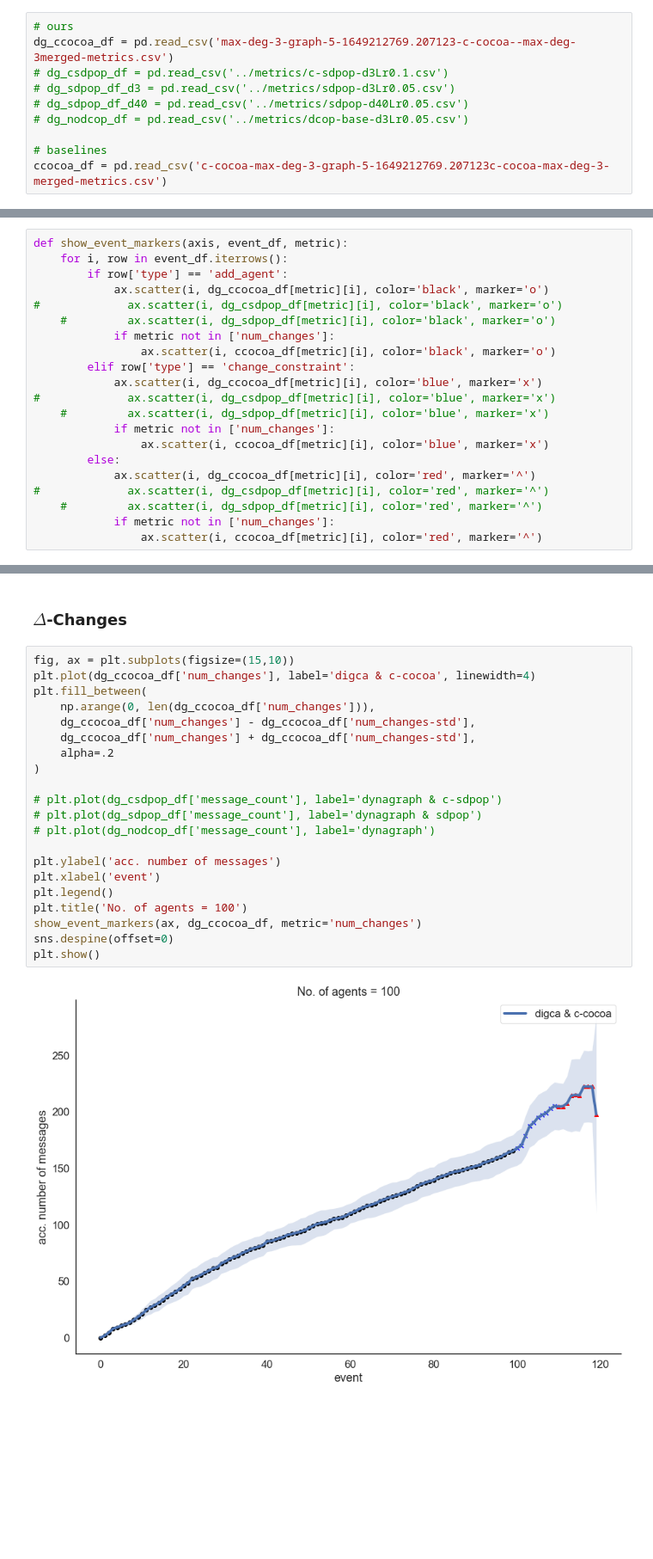
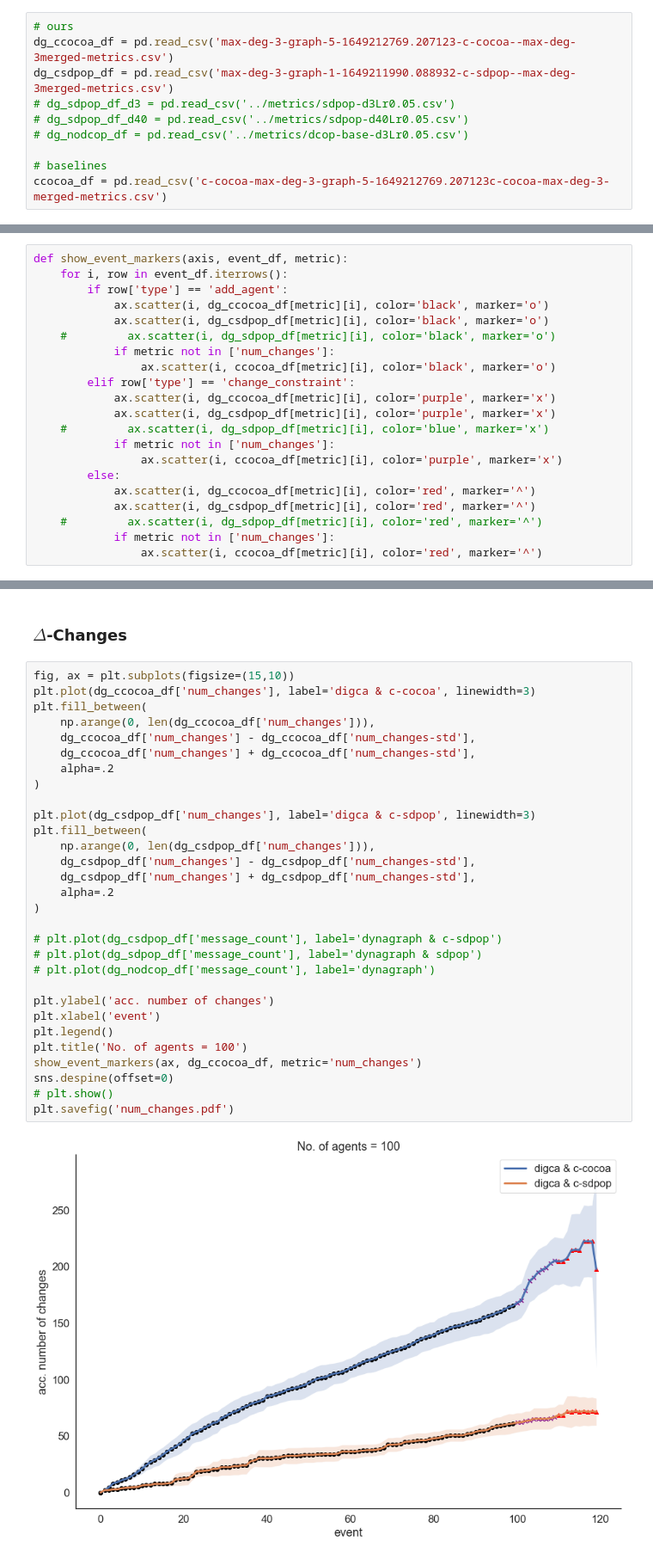
Before and after one commit to bbrighttaer/ddcop-dynagraph, a Jupyter notebook: mascoord/analysis/analysis-1.ipynb, the cells around one changed output, grey strips where cells are left out. Shown at 86% size. Saved outputs shown, nothing was run; the diff lists cells and outputs as text; blank space fills up the shorter version.

```diff
--- a/mascoord/analysis/analysis-1.ipynb
+++ b/mascoord/analysis/analysis-1.ipynb
@@ -18,7 +18,7 @@ The coefficients $a$, $b$, and $c$ are set to 1 on initialization but when a cha
 # %%
 # ours
 dg_ccocoa_df = pd.read_csv('max-deg-3-graph-5-1649212769.207123-c-cocoa--max-deg-3merged-metrics.csv')
-# dg_csdpop_df = pd.read_csv('../metrics/c-sdpop-d3Lr0.1.csv')
+dg_csdpop_df = pd.read_csv('max-deg-3-graph-1-1649211990.088932-c-sdpop--max-deg-3merged-metrics.csv')
 # dg_sdpop_df_d3 = pd.read_csv('../metrics/sdpop-d3Lr0.05.csv')
 # dg_sdpop_df_d40 = pd.read_csv('../metrics/sdpop-d40Lr0.05.csv')
 # dg_nodcop_df = pd.read_csv('../metrics/dcop-base-d3Lr0.05.csv')
@@ -39,19 +39,19 @@ def show_event_markers(axis, event_df, metric):
     for i, row in event_df.iterrows():
         if row['type'] == 'add_agent':
             ax.scatter(i, dg_ccocoa_df[metric][i], color='black', marker='o')
-#             ax.scatter(i, dg_csdpop_df[metric][i], color='black', marker='o')
+            ax.scatter(i, dg_csdpop_df[metric][i], color='black', marker='o')
     #         ax.scatter(i, dg_sdpop_df[metric][i], color='black', marker='o')
             if metric not in ['num_changes']:
                 ax.scatter(i, ccocoa_df[metric][i], color='black', marker='o')
         elif row['type'] == 'change_constraint':
-            ax.scatter(i, dg_ccocoa_df[metric][i], color='blue', marker='x')
-#             ax.scatter(i, dg_csdpop_df[metric][i], color='blue', marker='x')
+            ax.scatter(i, dg_ccocoa_df[metric][i], color='purple', marker='x')
+            ax.scatter(i, dg_csdpop_df[metric][i], color='purple', marker='x')
     #         ax.scatter(i, dg_sdpop_df[metric][i], color='blue', marker='x')
             if metric not in ['num_changes']:
-                ax.scatter(i, ccocoa_df[metric][i], color='blue', marker='x')
+                ax.scatter(i, ccocoa_df[metric][i], color='purple', marker='x')
         else:
             ax.scatter(i, dg_ccocoa_df[metric][i], color='red', marker='^')
-#             ax.scatter(i, dg_csdpop_df[metric][i], color='red', marker='^')
+            ax.scatter(i, dg_csdpop_df[metric][i], color='red', marker='^')
     #         ax.scatter(i, dg_sdpop_df[metric][i], color='red', marker='^')
             if metric not in ['num_changes']:
                 ax.scatter(i, ccocoa_df[metric][i], color='red', marker='^')
@@ -125,24 +140,33 @@ plt.show()
 ### $\Delta$-Changes
 # %%
 fig, ax = plt.subplots(figsize=(15,10))
-plt.plot(dg_ccocoa_df['num_changes'], label='digca & c-cocoa', linewidth=4)
+plt.plot(dg_ccocoa_df['num_changes'], label='digca & c-cocoa', linewidth=3)
 plt.fill_between(
     np.arange(0, len(dg_ccocoa_df['num_changes'])),
     dg_ccocoa_df['num_changes'] - dg_ccocoa_df['num_changes-std'],
     dg_ccocoa_df['num_changes'] + dg_ccocoa_df['num_changes-std'],
     alpha=.2
 )
 
+plt.plot(dg_csdpop_df['num_changes'], label='digca & c-sdpop', linewidth=3)
+plt.fill_between(
+    np.arange(0, len(dg_csdpop_df['num_changes'])),
+    dg_csdpop_df['num_changes'] - dg_csdpop_df['num_changes-std'],
+    dg_csdpop_df['num_changes'] + dg_csdpop_df['num_changes-std'],
+    alpha=.2
+)
+
 # plt.plot(dg_csdpop_df['message_count'], label='dynagraph & c-sdpop')
 # plt.plot(dg_sdpop_df['message_count'], label='dynagraph & sdpop')
 # plt.plot(dg_nodcop_df['message_count'], label='dynagraph')
 
-plt.ylabel('acc. number of messages')
+plt.ylabel('acc. number of changes')
 plt.xlabel('event')
 plt.legend()
 plt.title('No. of agents = 100')
 show_event_markers(ax, dg_ccocoa_df, metric='num_changes')
 sns.despine(offset=0)
-plt.show()
+# plt.show()
+plt.savefig('num_changes.pdf')
 # %% [output]
-[figure, old version]
+[figure, new version]
```
Also changed, not shown: parts of 3 cells of this notebook, 5 other files.
